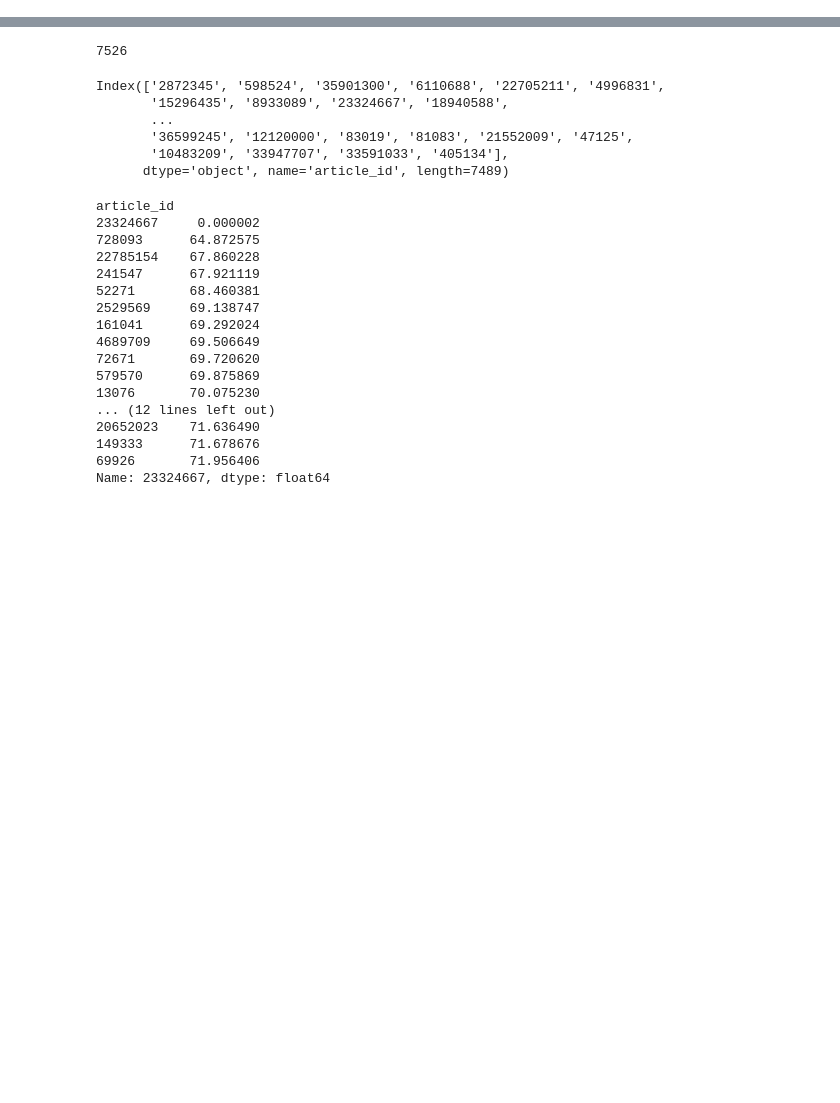
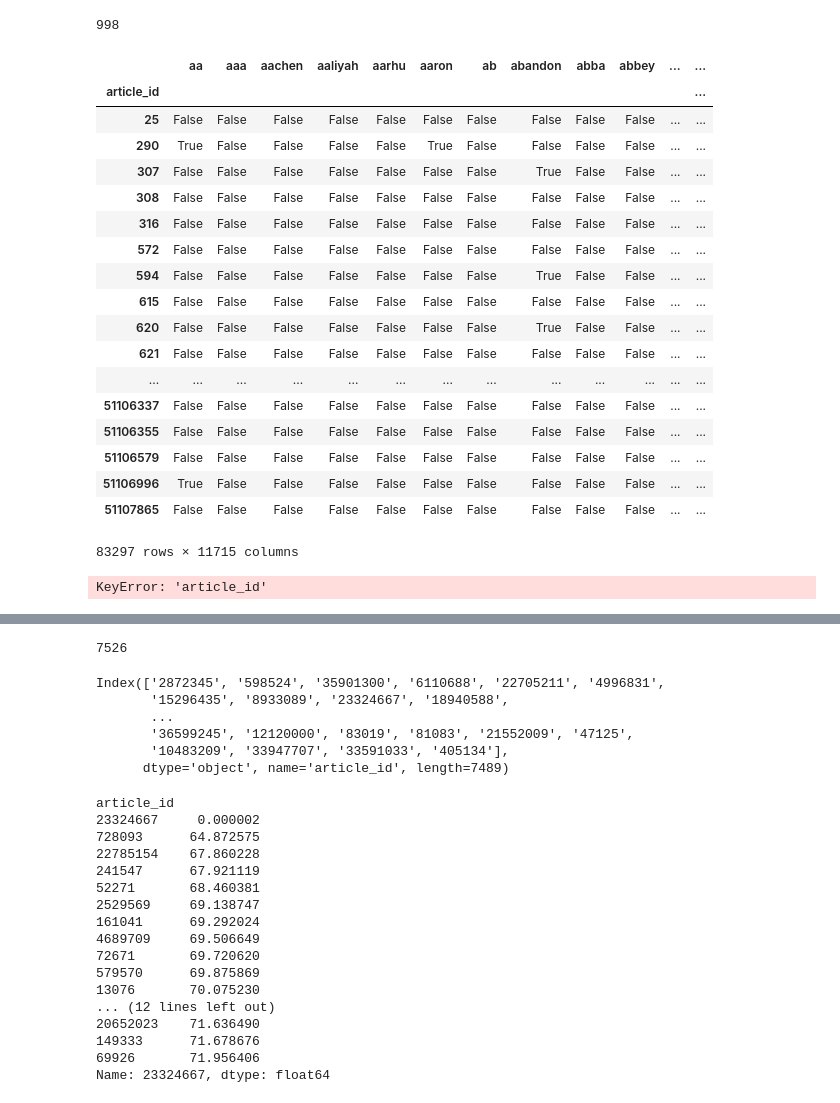
Before and after one commit to dekedor/AtRiskWiki, a Jupyter notebook: WikiTextScraper/ProcessingArticleTextForBOW.ipynb, the cells around one changed output, grey strips where cells are left out. Cells and saved outputs as stored; diff of their text form; code cells hidden in the pictures; blank space fills up the shorter version.

```diff
--- a/WikiTextScraper/ProcessingArticleTextForBOW.ipynb
+++ b/WikiTextScraper/ProcessingArticleTextForBOW.ipynb
@@ -146,0 +253,12 @@ pickle.dump(nepa_stem_intros, open("nepa_stem_intros.p", "wb"))
+# %%
+total_vec_count = VectorizeMostCommonFeatures(stemmed_with_info, 10000)
+epa_vec_count = VectorizeMostCommonFeatures(stemmed_with_info[stemmed_with_info['page_is_ep'] == 1],10000)
+samp_vec_count = VectorizeMostCommonFeatures(stemmed_with_info[stemmed_with_info['page_is_ep'] == 0],10000)
+# %%
+total_words = set(total_vec_count.columns)
+epa_words = set(epa_vec_count.columns)
+samp_words = set(samp_vec_count.columns)
+
+epa_only = epa_words - samp_words
+samp_only = samp_words - epa_words
+union_words = epa_words | samp_words
@@ -146,0 +317,34 @@ pickle.dump(nepa_stem_intros, open("nepa_stem_intros.p", "wb"))
+# %%
+union_vec_count = VectorizeVocabFeatures(stemmed_with_info,union_words)
+# %%
+sum(union_vec_count['sperm'])
+# %% [output]
+998
+# %%
+union_present = union_vec_count > np.zeros_like(union_vec_count)
+# %%
+union_present
+# %% [output]
+|  | aa | aaa | aachen | aaliyah | aarhu | aaron | ab | abandon | abba | abbey | ... | ... |
+| article_id |  |  |  |  |  |  |  |  |  |  |  | ... |
+| 25 | False | False | False | False | False | False | False | False | False | False | ... | ... |
+| 290 | True | False | False | False | False | True | False | False | False | False | ... | ... |
+| 307 | False | False | False | False | False | False | False | True | False | False | ... | ... |
+| 308 | False | False | False | False | False | False | False | False | False | False | ... | ... |
+| 316 | False | False | False | False | False | False | False | False | False | False | ... | ... |
+| 572 | False | False | False | False | False | False | False | False | False | False | ... | ... |
+| 594 | False | False | False | False | False | False | False | True | False | False | ... | ... |
+| 615 | False | False | False | False | False | False | False | False | False | False | ... | ... |
+| 620 | False | False | False | False | False | False | False | True | False | False | ... | ... |
+| 621 | False | False | False | False | False | False | False | False | False | False | ... | ... |
+| ... | ... | ... | ... | ... | ... | ... | ... | ... | ... | ... | ... | ... |
+| 51106337 | False | False | False | False | False | False | False | False | False | False | ... | ... |
+| 51106355 | False | False | False | False | False | False | False | False | False | False | ... | ... |
+| 51106579 | False | False | False | False | False | False | False | False | False | False | ... | ... |
+| 51106996 | True | False | False | False | False | False | False | False | False | False | ... | ... |
+| 51107865 | False | False | False | False | False | False | False | False | False | False | ... | ... |
+83297 rows × 11715 columns
+# %%
+union_pres_freq = union_present.sum(axis=0) / len(union_present)
+# %% [output]
+KeyError: 'article_id'
```
Also changed, not shown: parts of 29 cells of this notebook, 3 other files.
